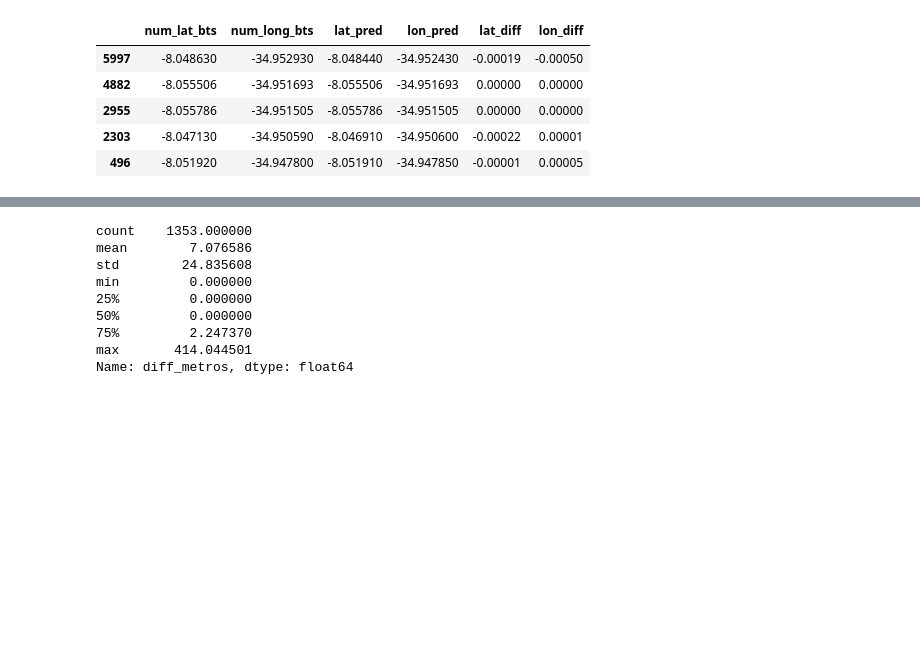
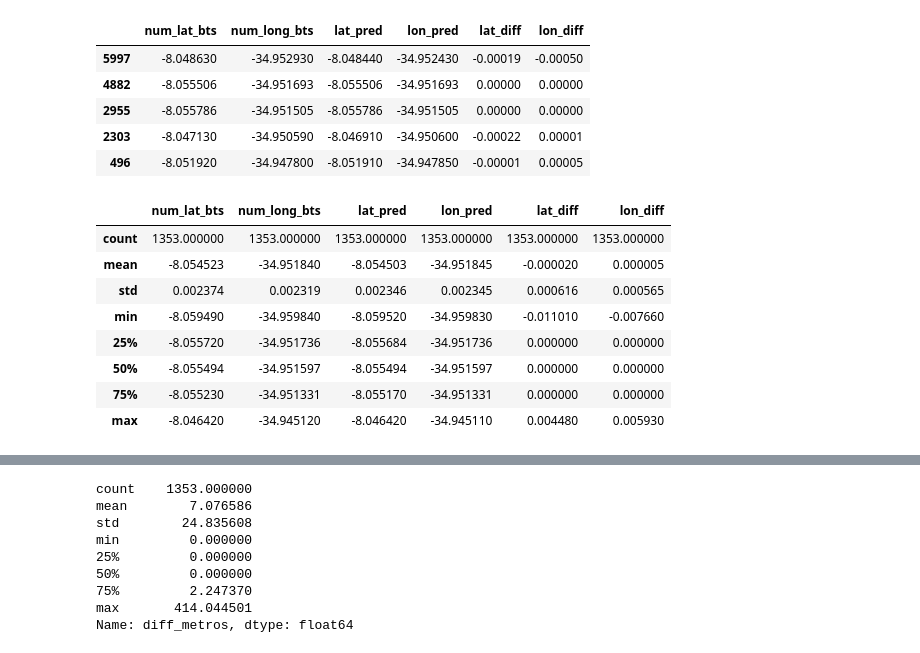
Before and after one commit to hlaff147/ES-290-Comunicacoes-Moveis, a Jupyter notebook: localization_techniques/fingerprint/fingerprint.ipynb, the cells around one changed output, grey strips where cells are left out. Cells and saved outputs as stored; diff of their text form; code cells hidden in the pictures; blank space fills up the shorter version.

```diff
--- a/localization_techniques/fingerprint/fingerprint.ipynb
+++ b/localization_techniques/fingerprint/fingerprint.ipynb
@@ -95,3 +95,15 @@ df2.head()
 | 2955 | -8.055786 | -34.951505 | -8.055786 | -34.951505 | 0.00000 | 0.00000 |
 | 2303 | -8.047130 | -34.950590 | -8.046910 | -34.950600 | -0.00022 | 0.00001 |
 | 496 | -8.051920 | -34.947800 | -8.051910 | -34.947850 | -0.00001 | 0.00005 |
+# %%
+df2.describe()
+# %% [output]
+|  | num_lat_bts | num_long_bts | lat_pred | lon_pred | lat_diff | lon_diff |
+| count | 1353.000000 | 1353.000000 | 1353.000000 | 1353.000000 | 1353.000000 | 1353.000000 |
+| mean | -8.054523 | -34.951840 | -8.054503 | -34.951845 | -0.000020 | 0.000005 |
+| std | 0.002374 | 0.002319 | 0.002346 | 0.002345 | 0.000616 | 0.000565 |
+| min | -8.059490 | -34.959840 | -8.059520 | -34.959830 | -0.011010 | -0.007660 |
+| 25% | -8.055720 | -34.951736 | -8.055684 | -34.951736 | 0.000000 | 0.000000 |
+| 50% | -8.055494 | -34.951597 | -8.055494 | -34.951597 | 0.000000 | 0.000000 |
+| 75% | -8.055230 | -34.951331 | -8.055170 | -34.951331 | 0.000000 | 0.000000 |
+| max | -8.046420 | -34.945120 | -8.046420 | -34.945110 | 0.004480 | 0.005930 |
```
Also changed, not shown: parts of 6 cells of this notebook, 1 other file.
